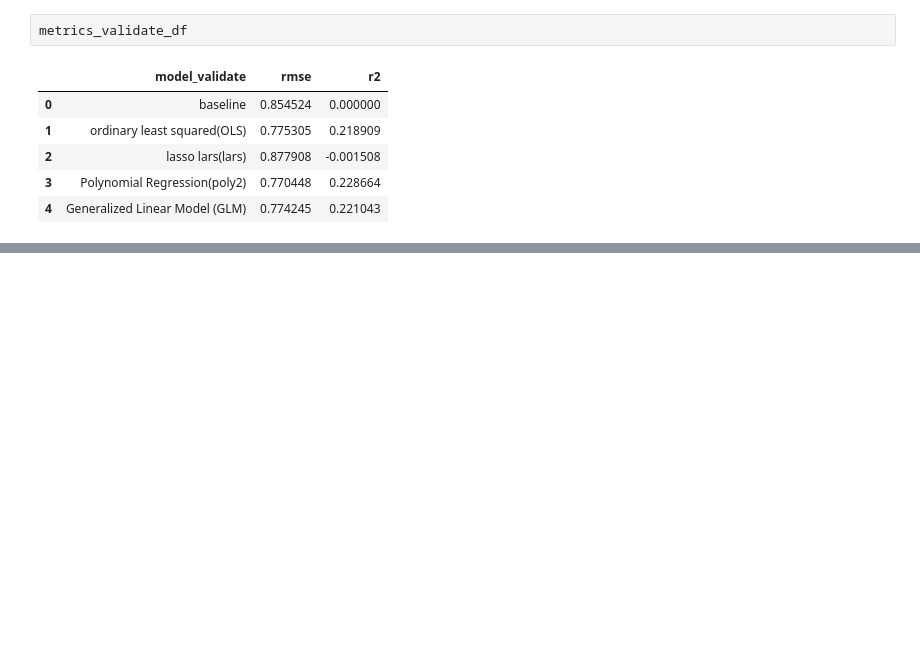
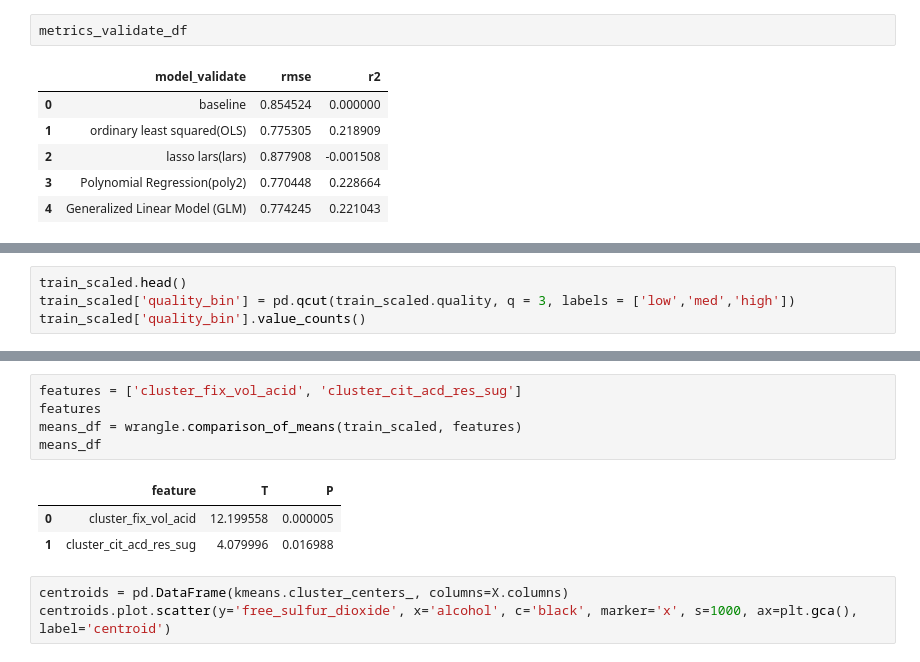
Before and after one commit to pagelwine/wine_project, a Jupyter notebook: divante_scratch.ipynb, the cells around one changed output, grey strips where cells are left out. Drawn from its saved outputs; the diff is of its cells as text; blank space fills up the shorter version.

Commit message:
updated wrangle

```diff
--- a/divante_scratch.ipynb
+++ b/divante_scratch.ipynb
@@ -394,0 +372,4 @@ metrics_test_df
+# %%
+train_scaled.head()
+train_scaled['quality_bin'] = pd.qcut(train_scaled.quality, q = 3, labels = ['low','med','high'])
+train_scaled['quality_bin'].value_counts()
@@ -394,0 +389,12 @@ metrics_test_df
+# %%
+features = ['cluster_fix_vol_acid', 'cluster_cit_acd_res_sug']
+features
+means_df = wrangle.comparison_of_means(train_scaled, features)
+means_df
+# %% [output]
+|  | feature | T | P |
+| 0 | cluster_fix_vol_acid | 12.199558 | 0.000005 |
+| 1 | cluster_cit_acd_res_sug | 4.079996 | 0.016988 |
+# %%
+centroids = pd.DataFrame(kmeans.cluster_centers_, columns=X.columns)
+centroids.plot.scatter(y='free_sulfur_dioxide', x='alcohol', c='black', marker='x', s=1000, ax=plt.gca(), label='centroid')
```
Also changed, not shown: parts of 9 cells of this notebook, 1 other file.
